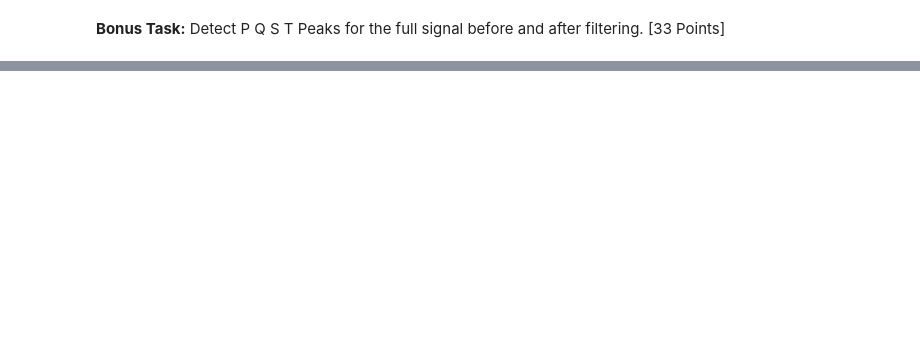
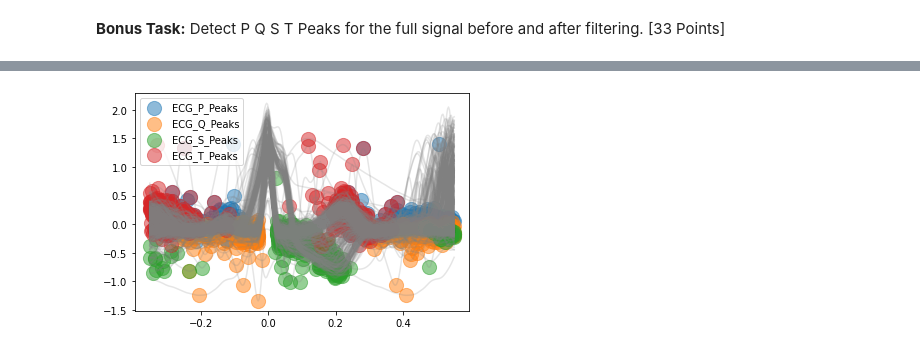
Before and after one commit to aovladi/cs697, a Jupyter notebook: CS480_Assignment_1.ipynb, the cells around one changed output, grey strips where cells are left out. Saved outputs shown, nothing was run; the diff lists cells and outputs as text; code cells hidden in the pictures; blank space fills up the shorter version.

```diff
--- a/CS480_Assignment_1.ipynb
+++ b/CS480_Assignment_1.ipynb
@@ -138,0 +151,7 @@ It looks like an active heart rate, e.g. when I excersize, my HR is usually inbe
+# %%
+# ecg_delineate recommends to clean ecg signal with ecg_clean(),
+# so let's have a look, if situation improves
+ecg_clean = nk.ecg_clean(ecg, sampling_rate= SAMPLING_RATE)
+_, waves_peak = nk.ecg_delineate(ecg_clean, rpeaks, sampling_rate=SAMPLING_RATE, show=True, show_type='peaks')
+# %% [output]
+[figure, added]
```
Also changed, not shown: parts of 23 cells of this notebook.
